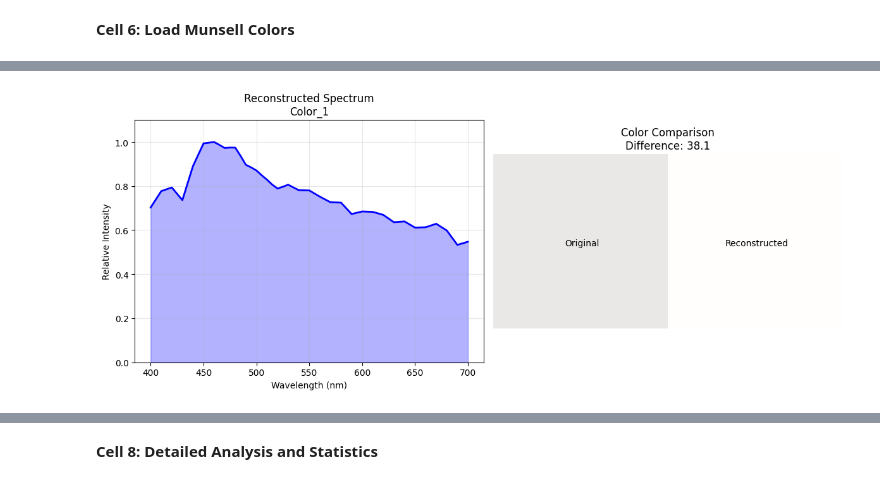
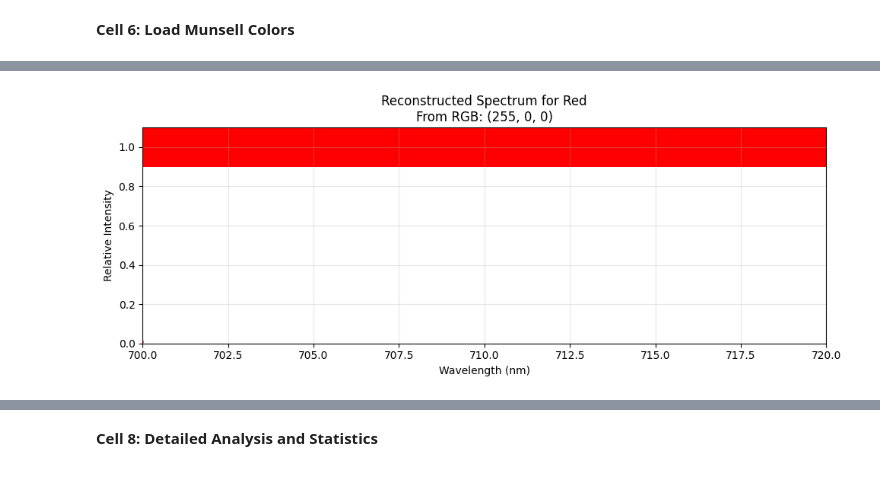
Before and after one commit to S1h2l/color-image-processing-, a Jupyter notebook: 24MCMT14_ASSIGNMENT_III.ipynb, the cells around one changed output, grey strips where cells are left out. Cells and saved outputs as stored; diff of their text form; code cells hidden in the pictures.

```diff
--- a/24MCMT14_ASSIGNMENT_III.ipynb
+++ b/24MCMT14_ASSIGNMENT_III.ipynb
@@ -331,22 +313,2 @@ Spectrum to RGB conversion test complete!
 # %% [markdown]
 **Cell 6: Load Munsell Colors**
-# %%
-print("\n" + "=" * 80)
-print("STEP 3: LOADING MUNSELL COLORS")
-print("=" * 80)
-
-munsell_colors = load_munsell_colors('munsell_chips.csv')
-print(f"\n✓ Loaded {len(munsell_colors)} colors for testing")
-
-print("\nFirst 5 colors in dataset:")
-print("-" * 50)
-for i, color in enumerate(munsell_colors[:5]):
-    print(f"{i+1}. {color['name']:20} RGB: {color['rgb']} Hex: {color['hex']}")
-
-if len(munsell_colors) >= 10:
-    indices = np.linspace(0, len(munsell_colors)-1, 10, dtype=int)
-    selected_colors = [munsell_colors[i] for i in indices]
-else:
-    selected_colors = munsell_colors
-
-print(f"\n✓ Selected {len(selected_colors)} colors for RGB→Spectrum reconstruction test")
@@ -373,64 +355,59 @@ First 5 colors in dataset:
 # %%
-print("\n" + "=" * 80)
-print("STEP 4: TESTING RGB TO SPECTRUM RECONSTRUCTION")
+# Cell 7: Test rgb2spectrum with 10 Munsell colors
+print("=" * 80)
+print("TESTING rgb2spectrum FUNCTION (Pseudo-Inverse Method)")
 print("=" * 80)
 
-results = []
+reconstruction_results = []
 
-for i, color in enumerate(selected_colors):
-    print(f"\n{i+1}/{len(selected_colors)}. Testing: {color['name']}")
-    print(f"   Original RGB: {color['rgb']}")
+for i, color in enumerate(munsell_colors):
+    name = color['name']
+    rgb_original = color['rgb']
 
-    reconstructed_spectrum = converter.rgb2spectrum(color['rgb'])
+    print(f"\n{i+1}. Testing: {name}")
+    print(f"   Original RGB: {rgb_original}")
 
+    # Convert RGB to spectrum
+    reconstructed_spectrum = converter.rgb2spectrum(rgb_original)
+    print(f"   Reconstructed spectrum length: {len(reconstructed_spectrum)}")
 
+    # Back-convert to RGB
     rgb_reconstructed = converter.spectrum2rgb(reconstructed_spectrum)
 
-
-    color_diff = np.sqrt(sum((rgb_reconstructed[j] - color['rgb'][j])**2 for j in range(3)))
+    # Calculate error
+    color_diff = np.sqrt(sum((rgb_reconstructed[j] - rgb_original[j])**2 for j in range(3)))
+    error_percent = (color_diff / 255) * 100
 
     print(f"   Reconstructed RGB: {rgb_reconstructed}")
-    print(f"   Color difference: {color_diff:.2f} (out of 255)")
-    print(f"   Error percentage: {(color_diff/255)*100:.1f}%")
+    print(f"   Color difference: {color_diff:.2f} ({error_percent:.1f}%)")
 
+    reconstruction_results.append({
+        'name': name,
+        'original_rgb': rgb_original,
+        'reconstructed_rgb': rgb_reconstructed,
+        'error': color_diff,
+        'error_percent': error_percent,
+        'spectrum': reconstructed_spectrum
+    })
 
-    if i < 5:
-        plt.figure(figsize=(12, 5))
-
-
-        plt.subplot(1, 2, 1)
-        plt.plot(converter.wavelengths, reconstructed_spectrum, 'b-', linewidth=2)
-        plt.fill_between(converter.wavelengths, 0, reconstructed_spectrum, alpha=0.3, color='blue')
+    # Plot spectrum (skip for black)
+    if np.max(reconstructed_spectrum) > 0.01:
+        plt.figure(figsize=(10, 4))
+        plt.plot(converter.wavelengths, reconstructed_spectrum, 'r-', linewidth=2)
+        plt.fill_between(converter.wavelengths, 0, reconstructed_spectrum, alpha=0.3)
         plt.xlabel('Wavelength (nm)')
         plt.ylabel('Relative Intensity')
-        plt.title(f'Reconstructed Spectrum\n{color["name"]}', fontsize=12)
+        plt.title(f'Reconstructed Spectrum for {name}\nFrom RGB: {rgb_original}')
         plt.grid(True, alpha=0.3)
         plt.ylim(0, 1.1)
 
-        plt.subplot(1, 2, 2)
-
-        original_patch = np.ones((50, 100, 3))
-        original_patch[:, :50] = [color['rgb'][0]/255, color['rgb'][1]/255, color['rgb'][2]/255]
-
-        original_patch[:, 50:] = [rgb_reconstructed[0]/255, rgb_reconstructed[1]/255, rgb_reconstructed[2]/255]
-
-        plt.imshow(original_patch)
-        plt.text(25, 25, 'Original', ha='center', va='center', fontsize=10, color='white' if sum(color['rgb']) < 382 else 'black')
-        plt.text(75, 25, 'Reconstructed', ha='center', va='center', fontsize=10, color='white' if sum(rgb_reconstructed) < 382 else 'black')
-        plt.title(f'Color Comparison\nDifference: {color_diff:.1f}', fontsize=12)
-        plt.axis('off')
-
+        # Add color patch
+        color_patch = np.ones((30, 50, 3))
+        color_patch[:, :] = [rgb_original[0]/255, rgb_original[1]/255, rgb_original[2]/255]
+        plt.imshow(color_patch, extent=[700, 720, 0.9, 1.1], aspect='auto')
         plt.tight_layout()
         plt.show()
 
-    results.append({
-        'name': color['name'],
-        'rgb_original': color['rgb'],
-        'rgb_reconstructed': rgb_reconstructed,
-        'color_diff': color_diff,
-        'spectrum': reconstructed_spectrum
-    })
-
-print("\n✓ RGB to spectrum reconstruction test complete!")
+print("\n rgb2spectrum function tested successfully!")
 # %% [output]
 ================================================================================
@@ -445 +422 @@ STEP 4: TESTING RGB TO SPECTRUM RECONSTRUCTION
-[figure, old version]
+[figure, new version]
```
Also changed, not shown: parts of 25 cells of this notebook.
